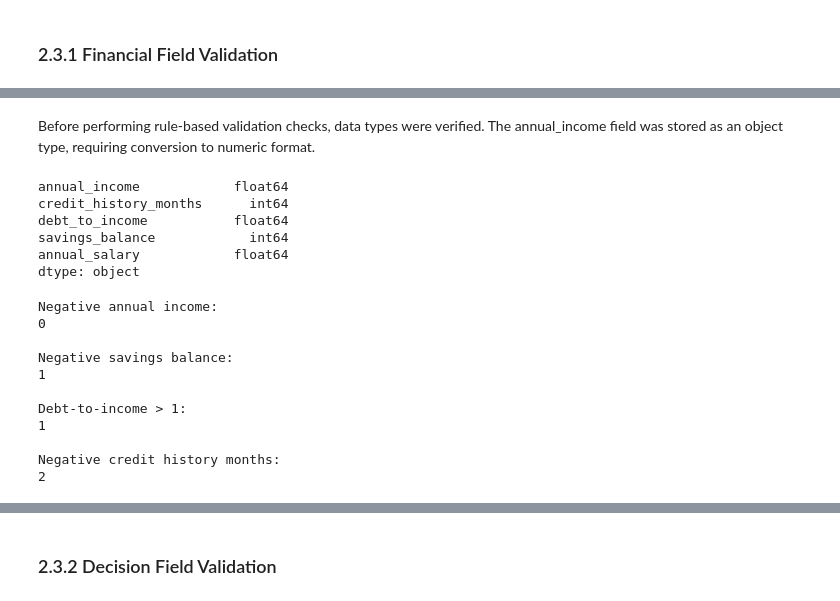
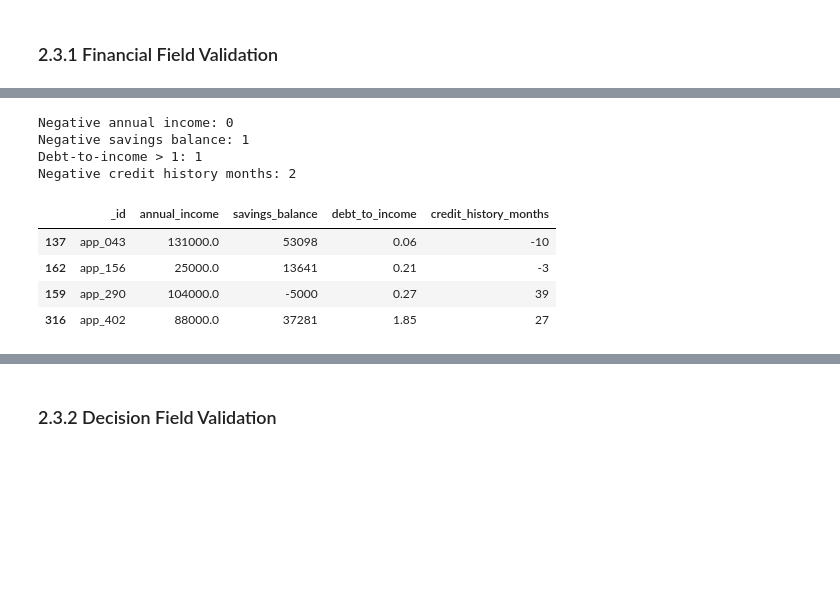
Before and after one commit to rafaelaacastro/dego_project_G4, a Jupyter notebook: notebooks/01-data-quality.ipynb, the cells around one changed output, grey strips where cells are left out. Saved outputs shown, nothing was run; the diff lists cells and outputs as text; code cells hidden in the pictures; blank space fills up the shorter version.

```diff
--- a/notebooks/01-data-quality.ipynb
+++ b/notebooks/01-data-quality.ipynb
@@ -213,41 +288,34 @@ dtype: object
-# %% [markdown]
-Before performing rule-based validation checks, data types were verified. The annual_income field was stored as an object type, requiring conversion to numeric format.
-# %%
-financials_df["annual_income"] = pd.to_numeric(
-    financials_df["annual_income"],
-    errors="coerce"
-)
-# %%
-financials_df.dtypes
-# %% [output]
-annual_income            float64
-credit_history_months      int64
-debt_to_income           float64
-savings_balance            int64
-annual_salary            float64
-dtype: object
-# %%
-print("Negative annual income:")
-print((financials_df["annual_income"] < 0).sum())
-
-print("\nNegative savings balance:")
-print((financials_df["savings_balance"] < 0).sum())
-
-print("\nDebt-to-income > 1:")
-print((financials_df["debt_to_income"] > 1).sum())
-
-print("\nNegative credit history months:")
-print((financials_df["credit_history_months"] < 0).sum())
-# %% [output]
-Negative annual income:
-0
-
-Negative savings balance:
-1
-
-Debt-to-income > 1:
-1
-
-Negative credit history months:
-2
+# %%
+# --- Financial Field Validation (do NOT mutate financials_df) ---
+fin_val = financials_df.copy()
+fin_val["_id"] = df["_id"].values  # traceability
+
+# Convert safely
+fin_val["annual_income"] = pd.to_numeric(fin_val["annual_income"], errors="coerce")
+
+# Validity checks
+neg_income = (fin_val["annual_income"] < 0)
+neg_savings = (fin_val["savings_balance"] < 0)
+dti_gt1 = (fin_val["debt_to_income"] > 1)
+neg_credit_months = (fin_val["credit_history_months"] < 0)
+
+print("Negative annual income:", int(neg_income.sum()))
+print("Negative savings balance:", int(neg_savings.sum()))
+print("Debt-to-income > 1:", int(dti_gt1.sum()))
+print("Negative credit history months:", int(neg_credit_months.sum()))
+
+# Evidence table (only invalid rows)
+fin_val[neg_income | neg_savings | dti_gt1 | neg_credit_months][
+    ["_id","annual_income","savings_balance","debt_to_income","credit_history_months"]
+].sort_values("_id").head(20)
+# %% [output]
+Negative annual income: 0
+Negative savings balance: 1
+Debt-to-income > 1: 1
+Negative credit history months: 2
+|  | _id | annual_income | savings_balance | debt_to_income | credit_history_months |
+| 137 | app_043 | 131000.0 | 53098 | 0.06 | -10 |
+| 162 | app_156 | 25000.0 | 13641 | 0.21 | -3 |
+| 159 | app_290 | 104000.0 | -5000 | 0.27 | 39 |
+| 316 | app_402 | 88000.0 | 37281 | 1.85 | 27 |
 # %% [markdown]
```
Also changed, not shown: parts of 84 cells of this notebook.
